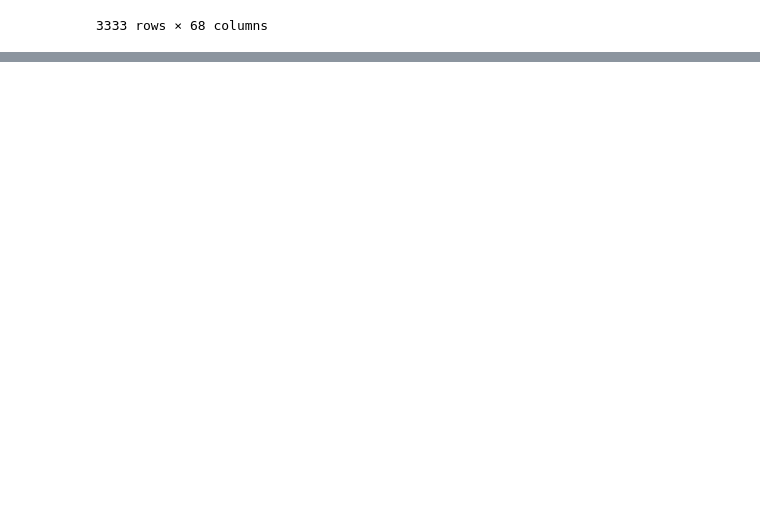
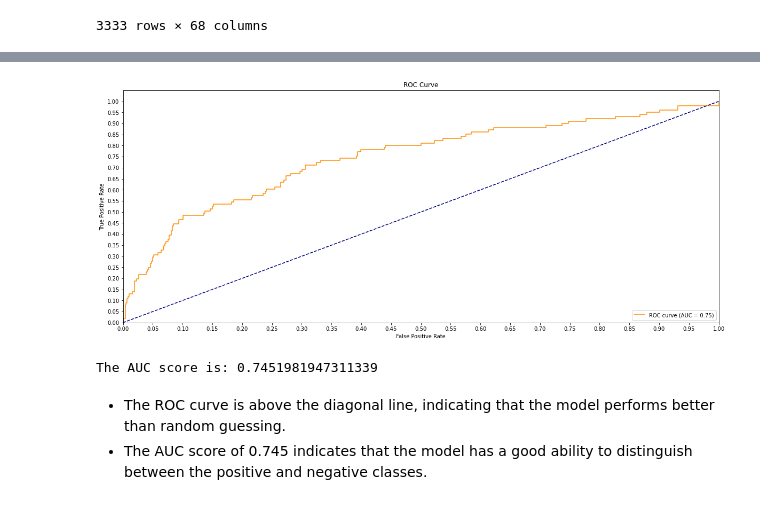
Before and after one commit to daveochieng8/Customer-Churn, a Jupyter notebook: index.ipynb, the cells around one changed output, grey strips where cells are left out. Saved outputs shown, nothing was run; the diff lists cells and outputs as text; code cells hidden in the pictures; blank space fills up the shorter version.

```diff
--- a/index.ipynb
+++ b/index.ipynb
@@ -338,3 +345,7 @@ df_encoded
 | 3331 | 184 | 510 | 0 | 105 | 36.35 | 84 | ... |
 | 3332 | 74 | 415 | 25 | 113 | 39.85 | 82 | ... |
 3333 rows × 68 columns
+# %%
+# Spliting data into predictor and target Variables
+y = df_encoded.churn
+X = df_encoded.drop(['churn'], axis=1)
@@ -340,0 +373,13 @@ df_encoded
+# %%
+# Using SMOTE to deal with class imbalance
+
+# Previous original class distribution
+print(y_train.value_counts())
+
+# Fit SMOTE to training data
+smote = SMOTE(random_state=42)
+X_train_resampled, y_train_resampled = smote.fit_resample(X_train, y_train)
+
+# Preview synthetic sample class distribution
+print('\n')
+print(pd.Series(y_train_resampled).value_counts())
@@ -340,0 +531,8 @@ df_encoded
+# %%
+plot_roc_curve(lr, X_test, y_test)
+# %% [output]
+[figure, added]
+The AUC score is: 0.7451981947311339
+# %% [markdown]
+ - The ROC curve is above the diagonal line, indicating that the model performs better than random guessing.
+ - The AUC score of 0.745 indicates that the model has a good ability to distinguish between the positive and negative classes.
```
Also changed, not shown: parts of 13 cells of this notebook.
